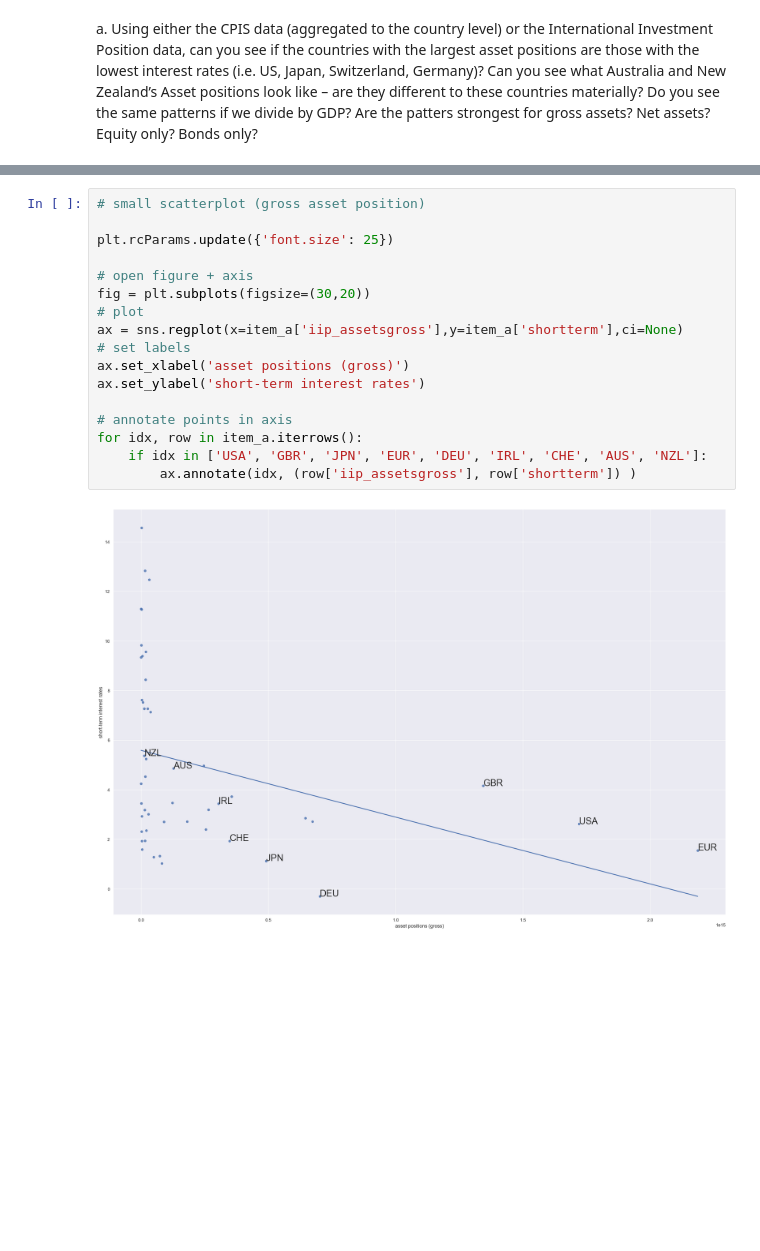
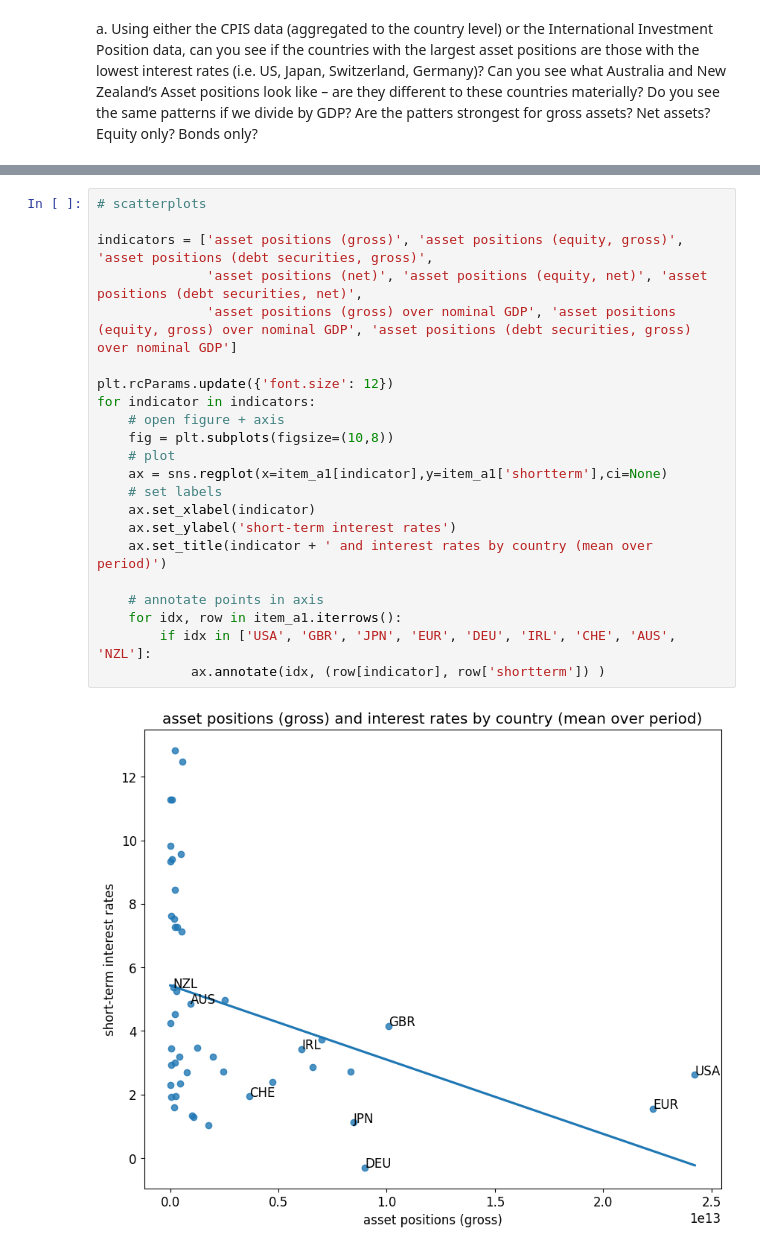
Before and after one commit to emilyfu1/riskoff, a Jupyter notebook: lookatdata.ipynb, the cells around one changed output, grey strips where cells are left out. Saved outputs shown, nothing was run; the diff lists cells and outputs as text; blank space fills up the shorter version.

Commit message:
temporarily remove save line and change scatterplot code

```diff
--- a/lookatdata.ipynb
+++ b/lookatdata.ipynb
@@ -199,19 +160,24 @@ item_a['iip_assetsgross_securities/gdp'] = item_a['iip_assetsgross_securities']/
 # %%
-# small scatterplot (gross asset position)
+# scatterplots
 
-plt.rcParams.update({'font.size': 25})
+indicators = ['asset positions (gross)', 'asset positions (equity, gross)', 'asset positions (debt securities, gross)',
+              'asset positions (net)', 'asset positions (equity, net)', 'asset positions (debt securities, net)',
+              'asset positions (gross) over nominal GDP', 'asset positions (equity, gross) over nominal GDP', 'asset positions (debt securities, gross) over nominal GDP']
 
-# open figure + axis
-fig = plt.subplots(figsize=(30,20))
-# plot
-ax = sns.regplot(x=item_a['iip_assetsgross'],y=item_a['shortterm'],ci=None)
-# set labels
-ax.set_xlabel('asset positions (gross)')
-ax.set_ylabel('short-term interest rates')
+plt.rcParams.update({'font.size': 12})
+for indicator in indicators:
+    # open figure + axis
+    fig = plt.subplots(figsize=(10,8))
+    # plot
+    ax = sns.regplot(x=item_a1[indicator],y=item_a1['shortterm'],ci=None)
+    # set labels
+    ax.set_xlabel(indicator)
+    ax.set_ylabel('short-term interest rates')
+    ax.set_title(indicator + ' and interest rates by country (mean over period)')
 
-# annotate points in axis
-for idx, row in item_a.iterrows():
-    if idx in ['USA', 'GBR', 'JPN', 'EUR', 'DEU', 'IRL', 'CHE', 'AUS', 'NZL']:
-        ax.annotate(idx, (row['iip_assetsgross'], row['shortterm']) )
+    # annotate points in axis
+    for idx, row in item_a1.iterrows():
+        if idx in ['USA', 'GBR', 'JPN', 'EUR', 'DEU', 'IRL', 'CHE', 'AUS', 'NZL']:
+            ax.annotate(idx, (row[indicator], row['shortterm']) )
 # %% [output]
-[figure, old version]
+[figure, new version]
```
Also changed, not shown: parts of 16 cells of this notebook, 2 other files.
